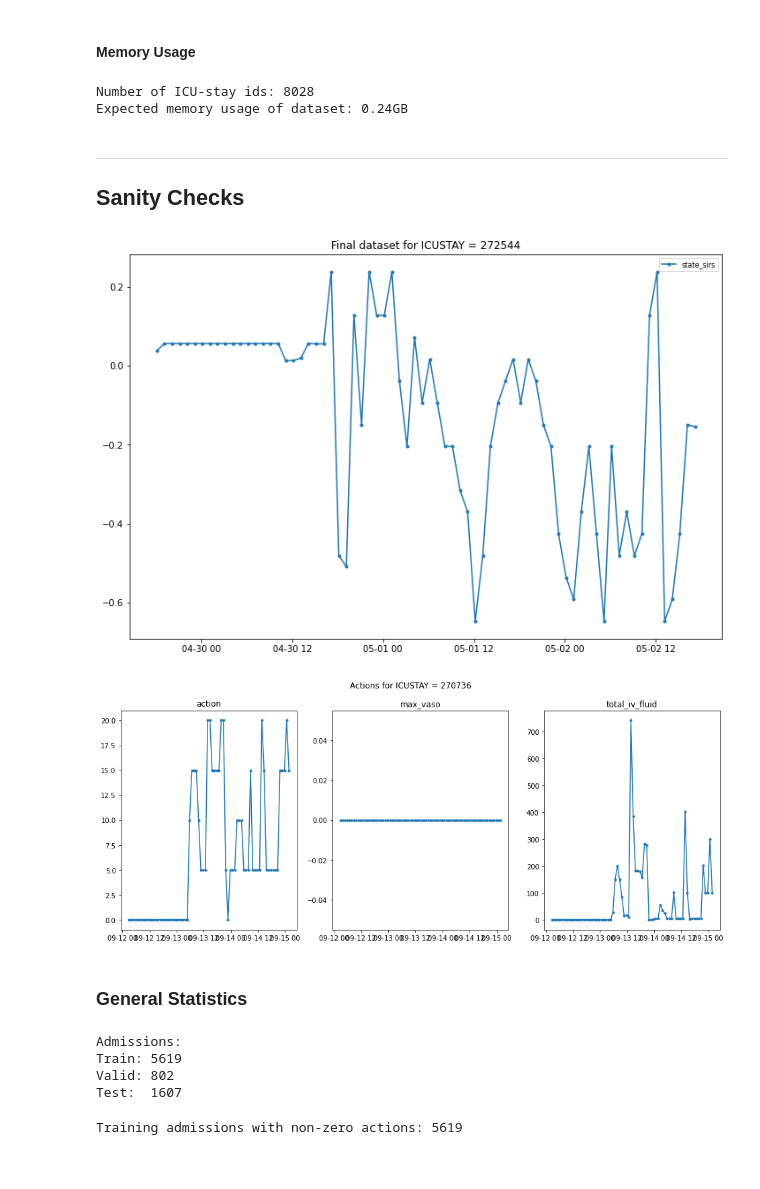
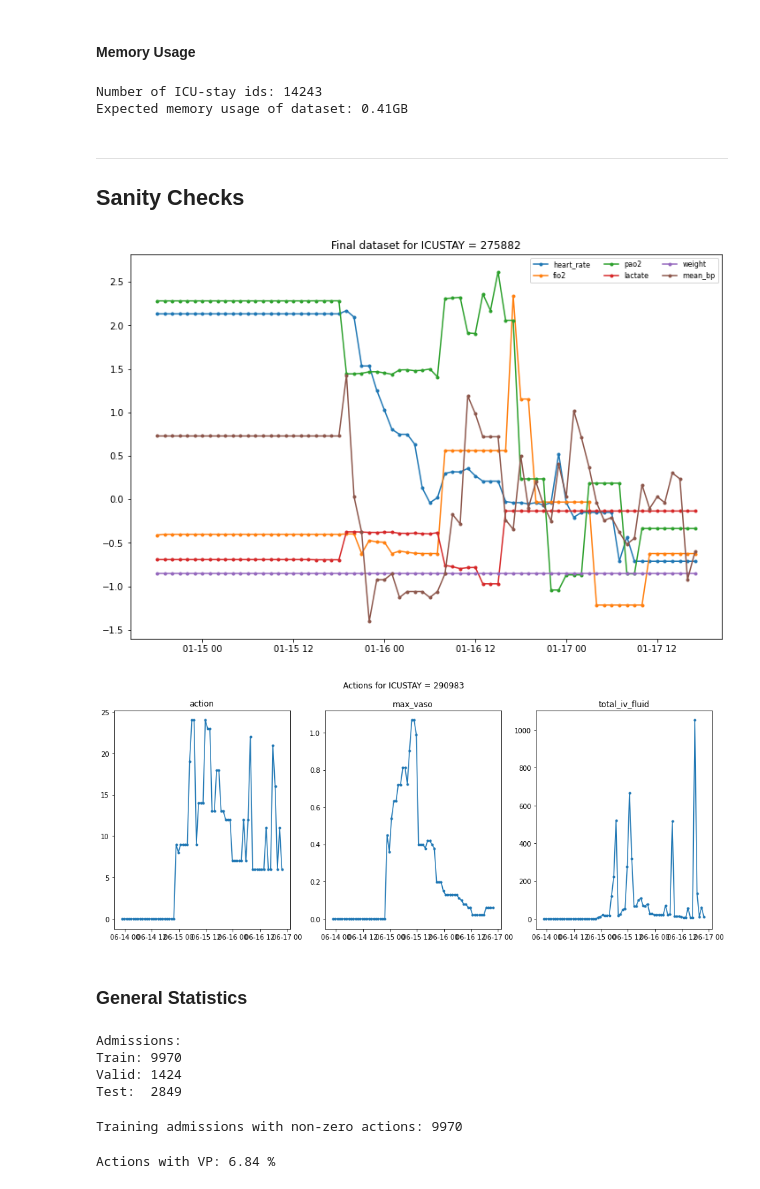
Before and after one commit to thomas097/Haemodynamic-Optimization-Reinforcement-Learning, a Jupyter notebook: preprocessing/DataPreprocessing_Aggregated.ipynb, the cells around one changed output. Cells and saved outputs as stored; diff of their text form; code cells hidden in the pictures.

Commit message:
Output results new cohort

```diff
--- a/preprocessing/DataPreprocessing_Aggregated.ipynb
+++ b/preprocessing/DataPreprocessing_Aggregated.ipynb
@@ -32,8 +32,8 @@ np.set_printoptions(suppress=True)
 # Settings
 INTERVAL_TIME = '1h'
 USE_CAREVUE = False
-DATA_DIR = '../data/mimic-iii/final/'         # Where mimic-iii is kept
-OUTPUT_DIR = 'datasets/mimic-iii/aggregated'  # Where preprocessed data will be stored
+DATA_DIR = '../data/mimic-iii/final/'             # Where mimic-iii is kept
+OUTPUT_DIR = 'datasets/mimic-iii/aggregated_all'  # Where preprocessed data will be stored
 # %%
 # Check if mimic-iii folder exists
 if not os.path.exists(DATA_DIR):
@@ -200,7 +200,7 @@ data_all[255559]
 ### 1. MetaVision Records
 # %%
 # Load data file from MIMIC-Code
-vaso_mv_df = read_csv(DATA_DIR + 'vassopressors_mv_cohort.csv')
+vaso_mv_df = read_csv(DATA_DIR + 'vasopressors_mv_cohort.csv')
 vaso_mv_df.head()
 # %% [output]
 |  | icustay_id | starttime | endtime | rate | rateuom | patientweight | orderid | linkorderid | ... |
@@ -1500,8 +1495,8 @@ print('Number of ICU-stay ids:', num_icustay_ids)
 full_df_gigs = data_final_df.memory_usage(deep=True).sum() / (1 << 30)
 print('Expected memory usage of dataset: %sGB' % round(full_df_gigs, 2))
 # %% [output]
-Number of ICU-stay ids: 8028
-Expected memory usage of dataset: 0.24GB
+Number of ICU-stay ids: 14243
+Expected memory usage of dataset: 0.41GB
 # %% [markdown]
 ---
 
@@ -1509,21 +1504,21 @@ Expected memory usage of dataset: 0.24GB
 # %%
 # Limit plot to one ICU stay
 icustay_id = random.choice(list(data_train_df['episode'].unique()))
 icustay_df = data_train_df[data_train_df['episode'] == icustay_id]
 
 # change this to visualize other feature
-FEATURE = 'heart_rate'
-x_name = 'x%d' % STATE_SPACE_COLUMNS.index(FEATURE)
+FEATURES = ['heart_rate', 'fio2', 'pao2', 'lactate', 'weight', 'mean_bp']
 
-# Plot interesting columns
 plt.figure(figsize=(12, 8))
-plt.plot(icustay_df['timestep'], icustay_df[x_name], label=col, marker='.')
+for f in FEATURES:
+    x_name = 'x%d' % STATE_SPACE_COLUMNS.index(f)
+    plt.plot(icustay_df['timestep'], icustay_df[x_name], label=f, marker='.')
 
 plt.title('Final dataset for ICUSTAY = %s' % icustay_id)
 plt.legend(ncol=3, prop={'size': 8})
 plt.show()
 # %% [output]
-[figure, old version]
+[figure, new version]
 # %%
 # Limit plot to one ICU stay
 icustay_id = random.choice(list(data_train_df['episode'].unique()))
@@ -1546,7 +1541,7 @@ plt.plot(icustay_df['timestep'], icustay_df['total_iv_fluid'], marker='.')
 plt.suptitle('Actions for ICUSTAY = %s' % icustay_id)
 plt.show()
 # %% [output]
-[figure, old version]
+[figure, new version]
 # %% [markdown]
 ### General Statistics
 # %%
@@ -1557,11 +1552,15 @@ print('Valid:', len(data_valid_df['episode'].unique()))
 print('Test: ', len(data_test_df['episode'].unique()))
 # %% [output]
 Admissions:
-Train: 5619
-Valid: 802
-Test:  1607
+Train: 9970
+Valid: 1424
+Test:  2849
 # %%
 actionable_episodes = (train_df.groupby('episode')['action'].max() > 0).sum()
 print('Training admissions with non-zero actions:', actionable_episodes)
 # %% [output]
-Training admissions with non-zero actions: 5619
+Training admissions with non-zero actions: 9970
+# %%
+print('Actions with VP: %.2f' % (100 * (1 - train_df.action.isin([0, 5, 10, 15, 20]).mean())), '%')
+# %% [output]
+Actions with VP: 6.84 %
```
Also changed, not shown: parts of 50 cells of this notebook.
